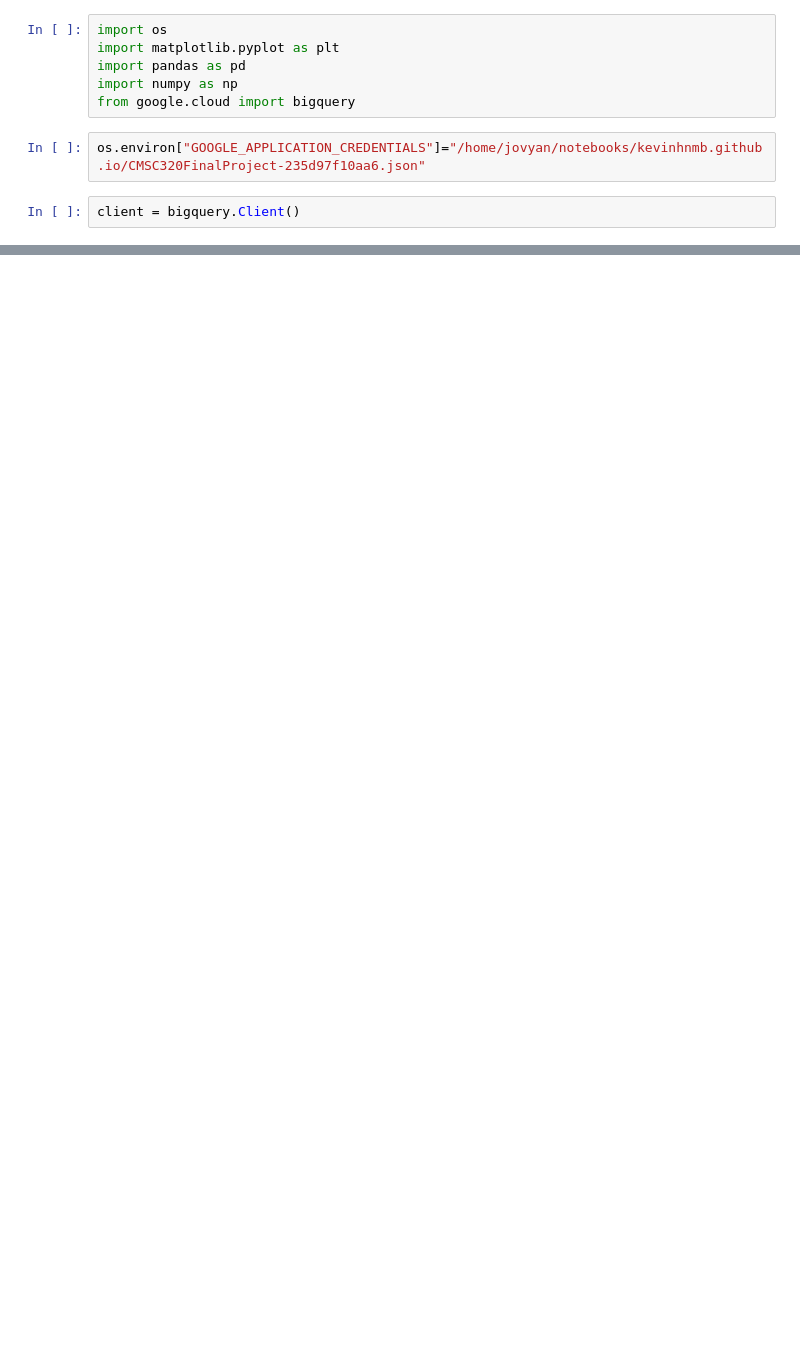
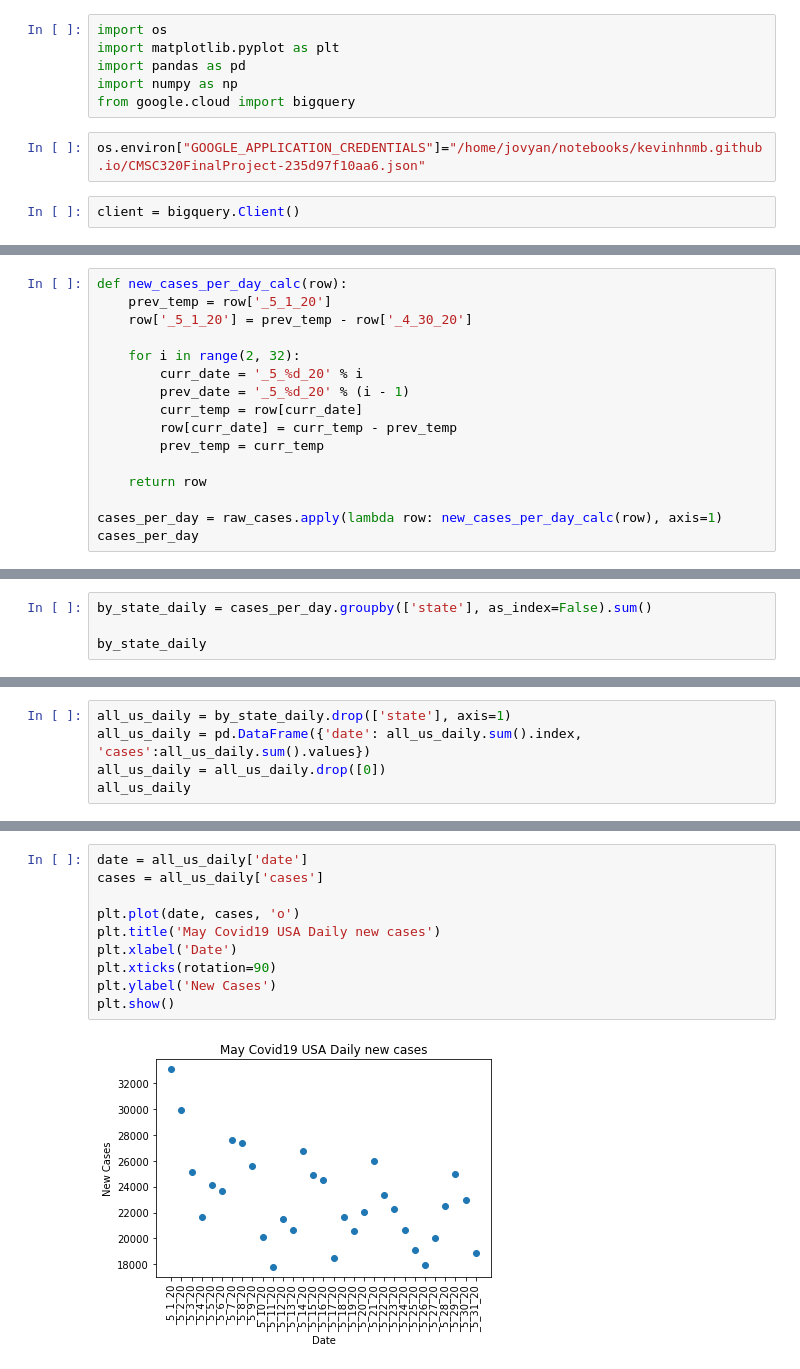
Before and after one commit to kevinhnmb/kevinhnmb.github.io, a Jupyter notebook: Final_Project.ipynb, the cells around one changed output, grey strips where cells are left out. Cells and saved outputs as stored; diff of their text form; blank space fills up the shorter version.

```diff
--- a/Final_Project.ipynb
+++ b/Final_Project.ipynb
@@ -98,0 +101,16 @@ plt.show()
+# %%
+def new_cases_per_day_calc(row):
+    prev_temp = row['_5_1_20']
+    row['_5_1_20'] = prev_temp - row['_4_30_20']
+
+    for i in range(2, 32):
+        curr_date = '_5_%d_20' % i
+        prev_date = '_5_%d_20' % (i - 1)
+        curr_temp = row[curr_date]
+        row[curr_date] = curr_temp - prev_temp
+        prev_temp = curr_temp
+
+    return row
+
+cases_per_day = raw_cases.apply(lambda row: new_cases_per_day_calc(row), axis=1)
+cases_per_day
@@ -98,0 +131,4 @@ plt.show()
+# %%
+by_state_daily = cases_per_day.groupby(['state'], as_index=False).sum()
+
+by_state_daily
@@ -98,0 +154,5 @@ plt.show()
+# %%
+all_us_daily = by_state_daily.drop(['state'], axis=1)
+all_us_daily = pd.DataFrame({'date': all_us_daily.sum().index, 'cases':all_us_daily.sum().values})
+all_us_daily = all_us_daily.drop([0])
+all_us_daily
@@ -98,0 +177,12 @@ plt.show()
+# %%
+date = all_us_daily['date']
+cases = all_us_daily['cases']
+
+plt.plot(date, cases, 'o')
+plt.title('May Covid19 USA Daily new cases')
+plt.xlabel('Date')
+plt.xticks(rotation=90)
+plt.ylabel('New Cases')
+plt.show()
+# %% [output]
+[figure, added]
```
Also changed, not shown: parts of 8 cells of this notebook, 1 other file.
